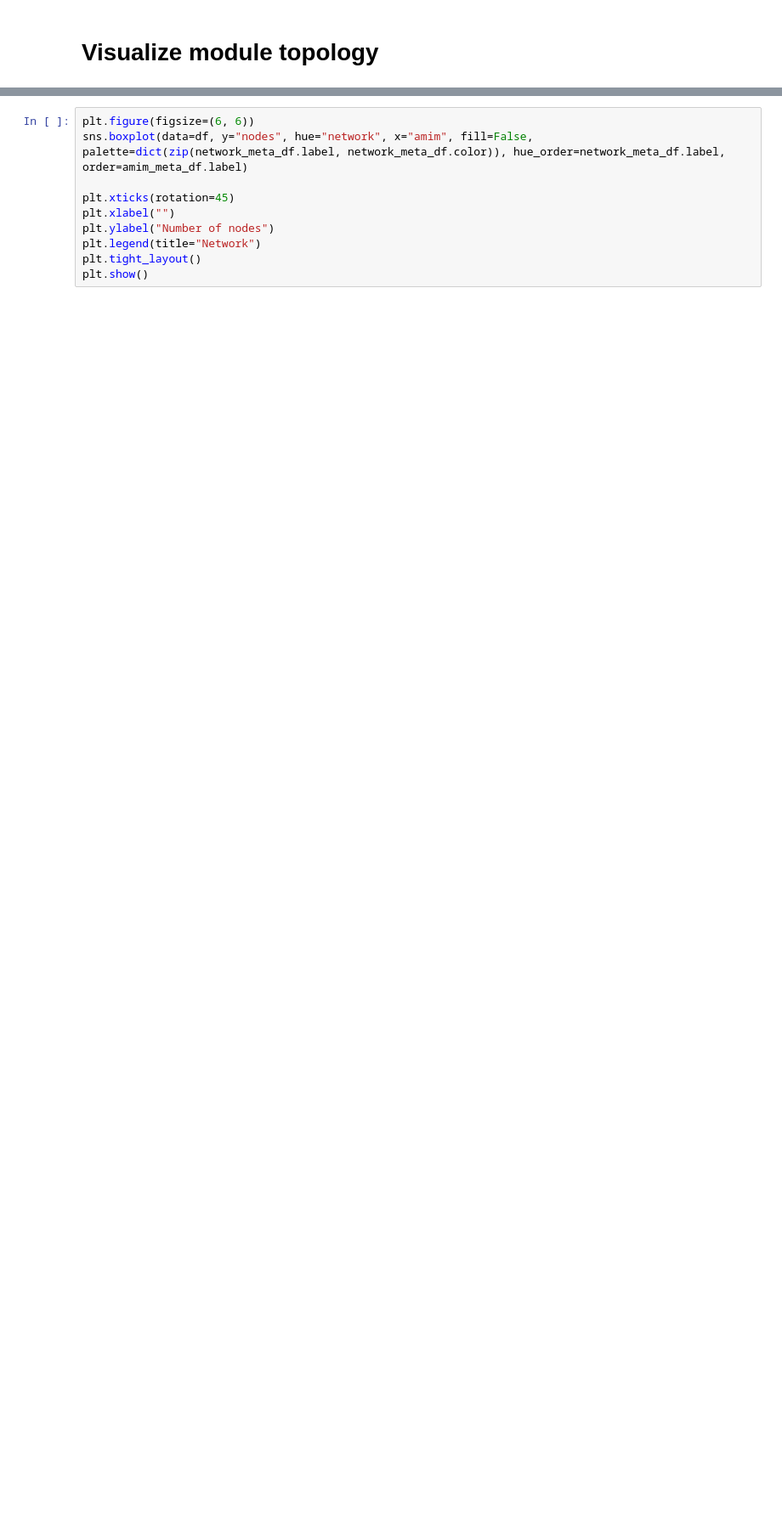
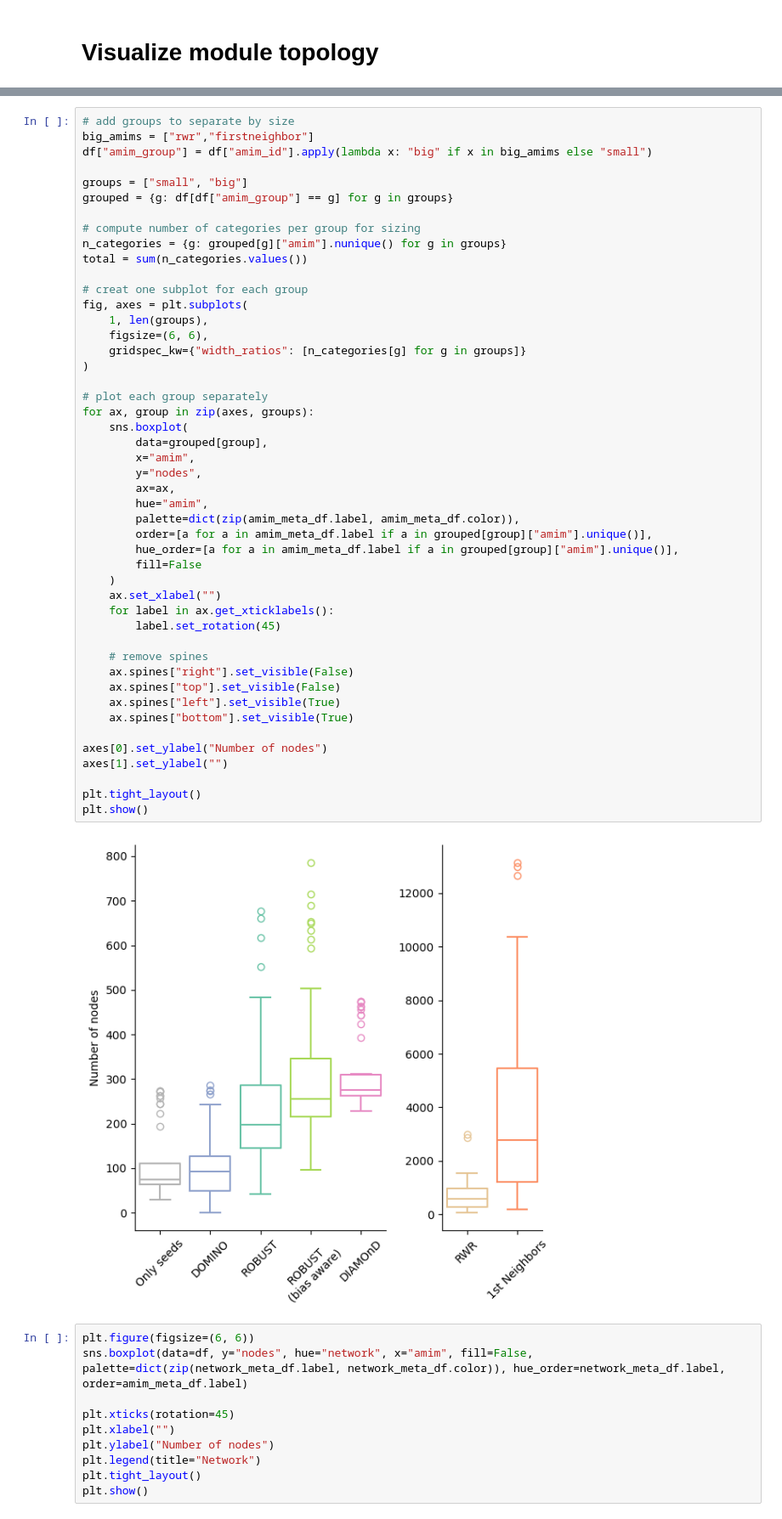
Before and after one commit to REPO4EU/modulediscovery_demonstration, a Jupyter notebook: src/04_visualize_module_topology.ipynb, the cells around one changed output, grey strips where cells are left out. Shown at 85% size. Saved outputs shown, nothing was run; the diff lists cells and outputs as text; blank space fills up the shorter version.

Commit message:
adjusted module topology visualizations

```diff
--- a/src/04_visualize_module_topology.ipynb
+++ b/src/04_visualize_module_topology.ipynb
@@ -44,6 +46,55 @@ plt.tight_layout()
 plt.show()
 # %% [output]
 [figure]
+# %%
+# add groups to separate by size
+big_amims = ["rwr","firstneighbor"]
+df["amim_group"] = df["amim_id"].apply(lambda x: "big" if x in big_amims else "small")
+
+groups = ["small", "big"]
+grouped = {g: df[df["amim_group"] == g] for g in groups}
+
+# compute number of categories per group for sizing
+n_categories = {g: grouped[g]["amim"].nunique() for g in groups}
+total = sum(n_categories.values())
+
+# creat one subplot for each group
+fig, axes = plt.subplots(
+    1, len(groups),
+    figsize=(6, 6),
+    gridspec_kw={"width_ratios": [n_categories[g] for g in groups]}
+)
+
+# plot each group separately
+for ax, group in zip(axes, groups):
+    sns.boxplot(
+        data=grouped[group],
+        x="amim",
+        y="nodes",
+        ax=ax,
+        hue="amim",
+        palette=dict(zip(amim_meta_df.label, amim_meta_df.color)),
+        order=[a for a in amim_meta_df.label if a in grouped[group]["amim"].unique()],
+        hue_order=[a for a in amim_meta_df.label if a in grouped[group]["amim"].unique()],
+        fill=False
+    )
+    ax.set_xlabel("")
+    for label in ax.get_xticklabels():
+        label.set_rotation(45)
+
+    # remove spines
+    ax.spines["right"].set_visible(False)
+    ax.spines["top"].set_visible(False)
+    ax.spines["left"].set_visible(True)
+    ax.spines["bottom"].set_visible(True)
+
+axes[0].set_ylabel("Number of nodes")
+axes[1].set_ylabel("")
+
+plt.tight_layout()
+plt.show()
+# %% [output]
+[figure, added]
 # %%
 plt.figure(figsize=(6, 6))
 sns.boxplot(data=df, y="nodes", hue="network", x="amim", fill=False, palette=dict(zip(network_meta_df.label, network_meta_df.color)), hue_order=network_meta_df.label, order=amim_meta_df.label)
```
Also changed, not shown: parts of 7 cells of this notebook, 2 other files.
